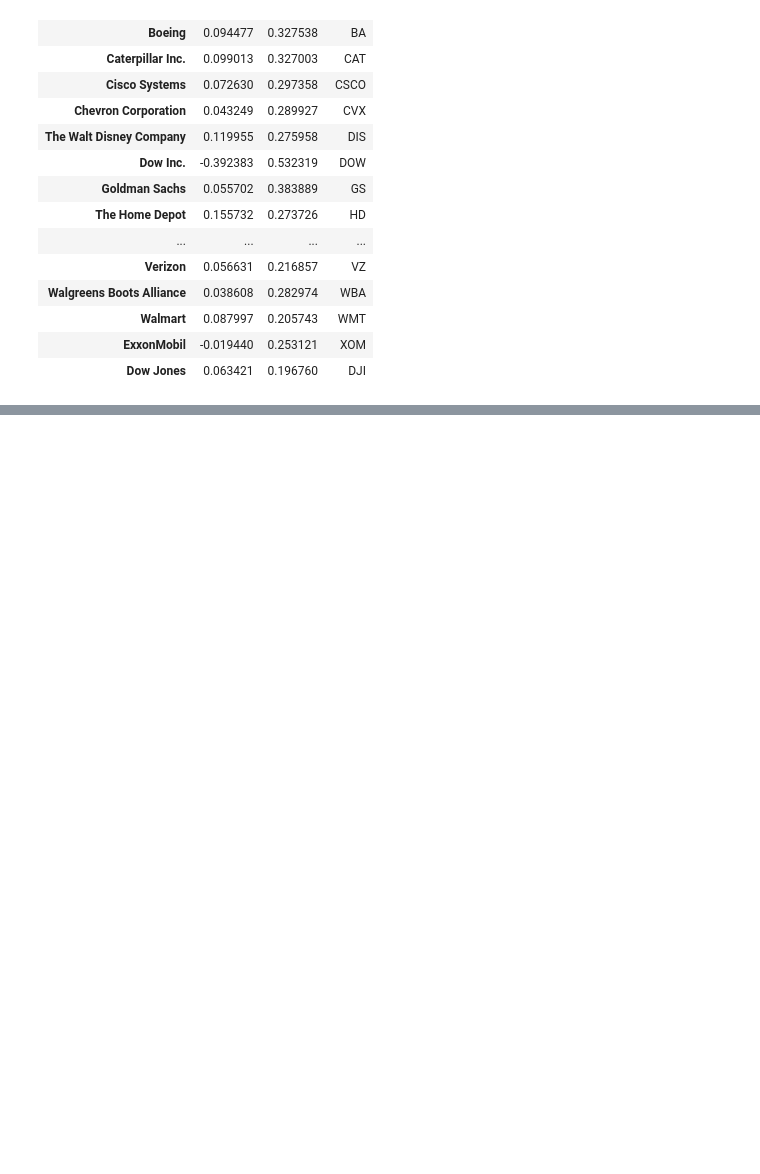
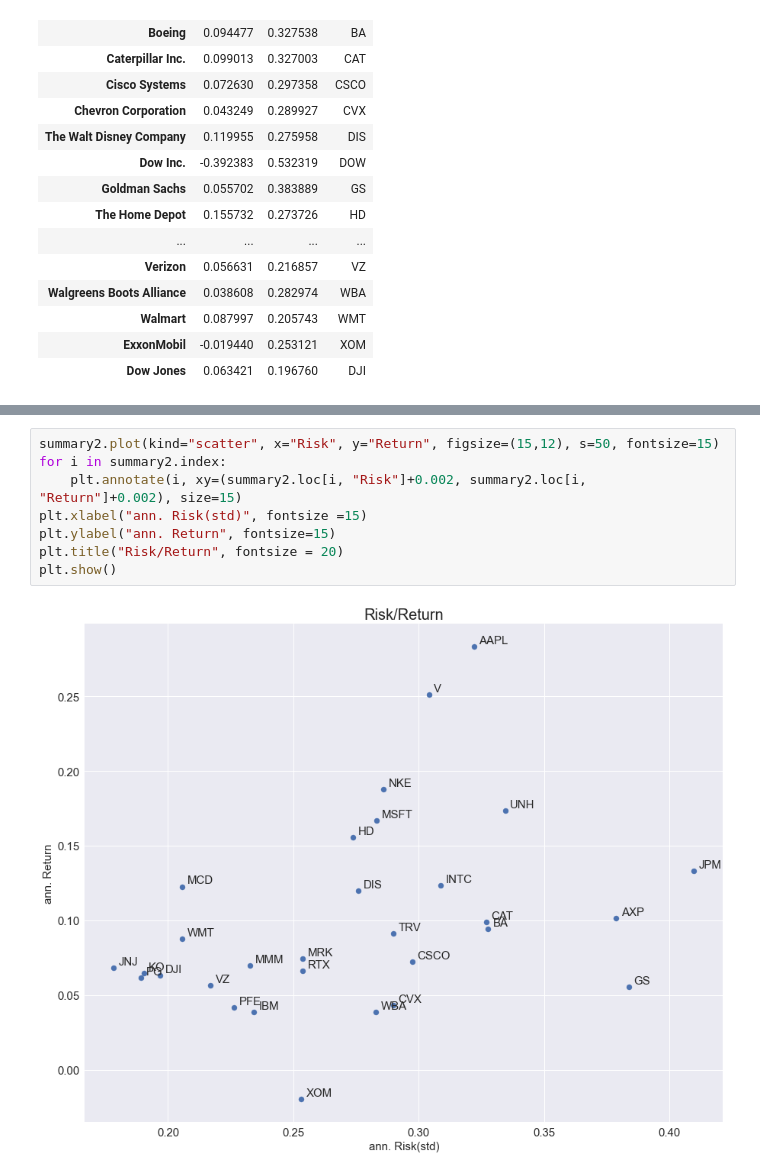
Before and after one commit to cmj123/index_tracking_forward_testing, a Jupyter notebook: index_tracking.ipynb, the cells around one changed output, grey strips where cells are left out. Saved outputs shown, nothing was run; the diff lists cells and outputs as text; blank space fills up the shorter version.

```diff
--- a/index_tracking.ipynb
+++ b/index_tracking.ipynb
@@ -110,0 +149,10 @@ summary
+# %%
+summary2.plot(kind="scatter", x="Risk", y="Return", figsize=(15,12), s=50, fontsize=15)
+for i in summary2.index:
+    plt.annotate(i, xy=(summary2.loc[i, "Risk"]+0.002, summary2.loc[i, "Return"]+0.002), size=15)
+plt.xlabel("ann. Risk(std)", fontsize =15)
+plt.ylabel("ann. Return", fontsize=15)
+plt.title("Risk/Return", fontsize = 20)
+plt.show()
+# %% [output]
+[figure, added]
```
Also changed, not shown: parts of 9 cells of this notebook.
